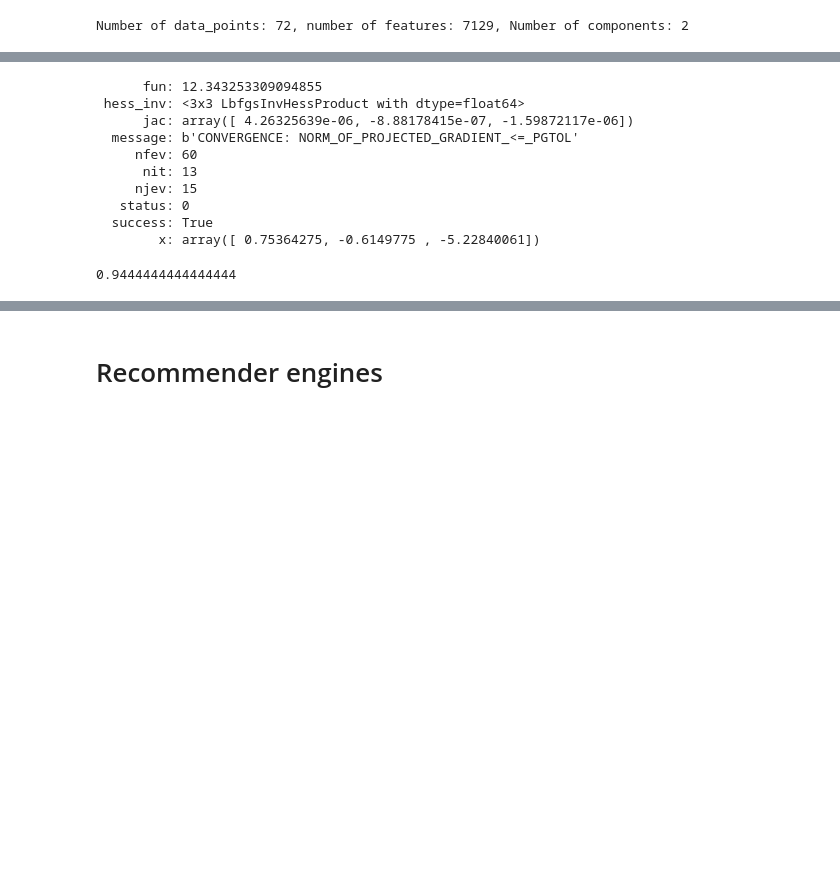
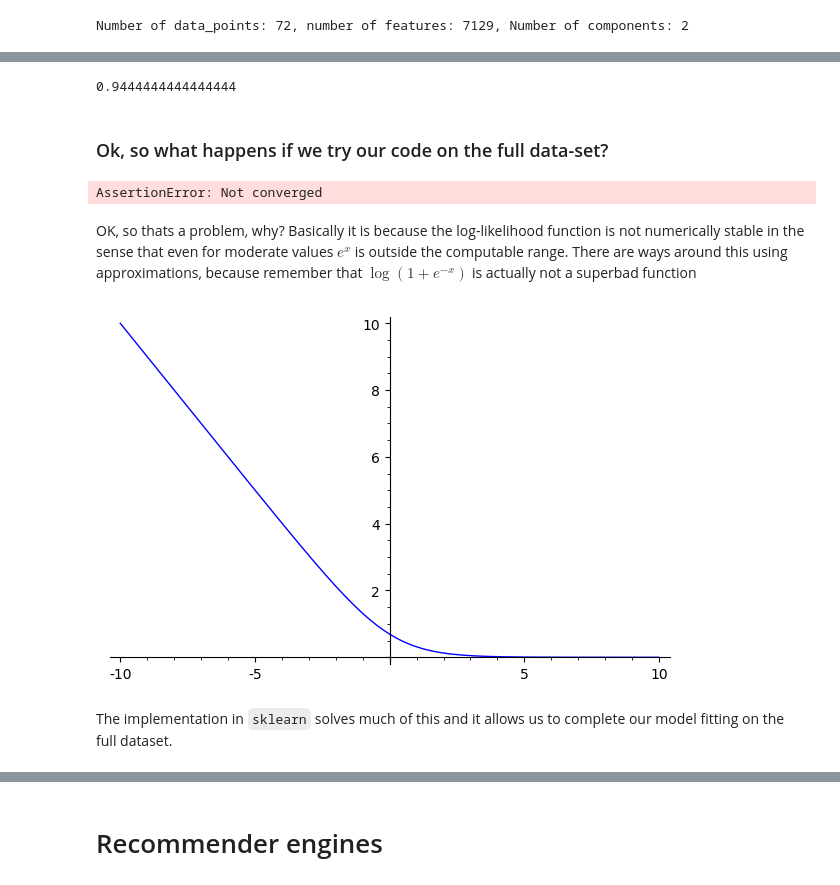
Before and after one commit to datascience-intro/1MS041-2020, a Jupyter notebook: lectures/17.ipynb, the cells around one changed output, grey strips where cells are left out. Cells and saved outputs as stored; diff of their text form; code cells hidden in the pictures; blank space fills up the shorter version.

```diff
--- a/lectures/17.ipynb
+++ b/lectures/17.ipynb
@@ -746,18 +698,25 @@ class LogisticRegression(object):
 # %%
-lr = LogisticRegression()
+lr = LogisticRegression(lam=0)
 lr.fit(X_leukemia_project_2d,Y)
-# %% [output]
-      fun: 12.343253309094855
- hess_inv: <3x3 LbfgsInvHessProduct with dtype=float64>
-      jac: array([ 4.26325639e-06, -8.88178415e-07, -1.59872117e-06])
-  message: b'CONVERGENCE: NORM_OF_PROJECTED_GRADIENT_<=_PGTOL'
-     nfev: 60
-      nit: 13
-     njev: 15
-   status: 0
-  success: True
-        x: array([ 0.75364275, -0.6149775 , -5.22840061])
 # %%
 lr.score(X_leukemia_project_2d,Y)
 # %% [output]
 0.9444444444444444
+# %% [markdown]
+### Ok, so what happens if we try our code on the full data-set?
+# %%
+lr_full = LogisticRegression()
+
+X_sc = standardScaler(X)
+
+lr_full.fit(X_sc,Y)
+# %% [output]
+AssertionError: Not converged
+# %% [markdown]
+OK, so thats a problem, why? Basically it is because the log-likelihood function is not numerically stable in the sense that even for moderate values $e^x$ is outside the computable range. There are ways around this using approximations, because remember that $\log(1+e^{-x})$ is actually not a superbad function
+# %%
+plot(log(1+exp(-x)),x,-10,10)
+# %% [output]
+[figure, added]
+# %% [markdown]
+The implementation in `sklearn` solves much of this and it allows us to complete our model fitting on the full dataset.
```
Also changed, not shown: parts of 25 cells of this notebook, 12 other files.
